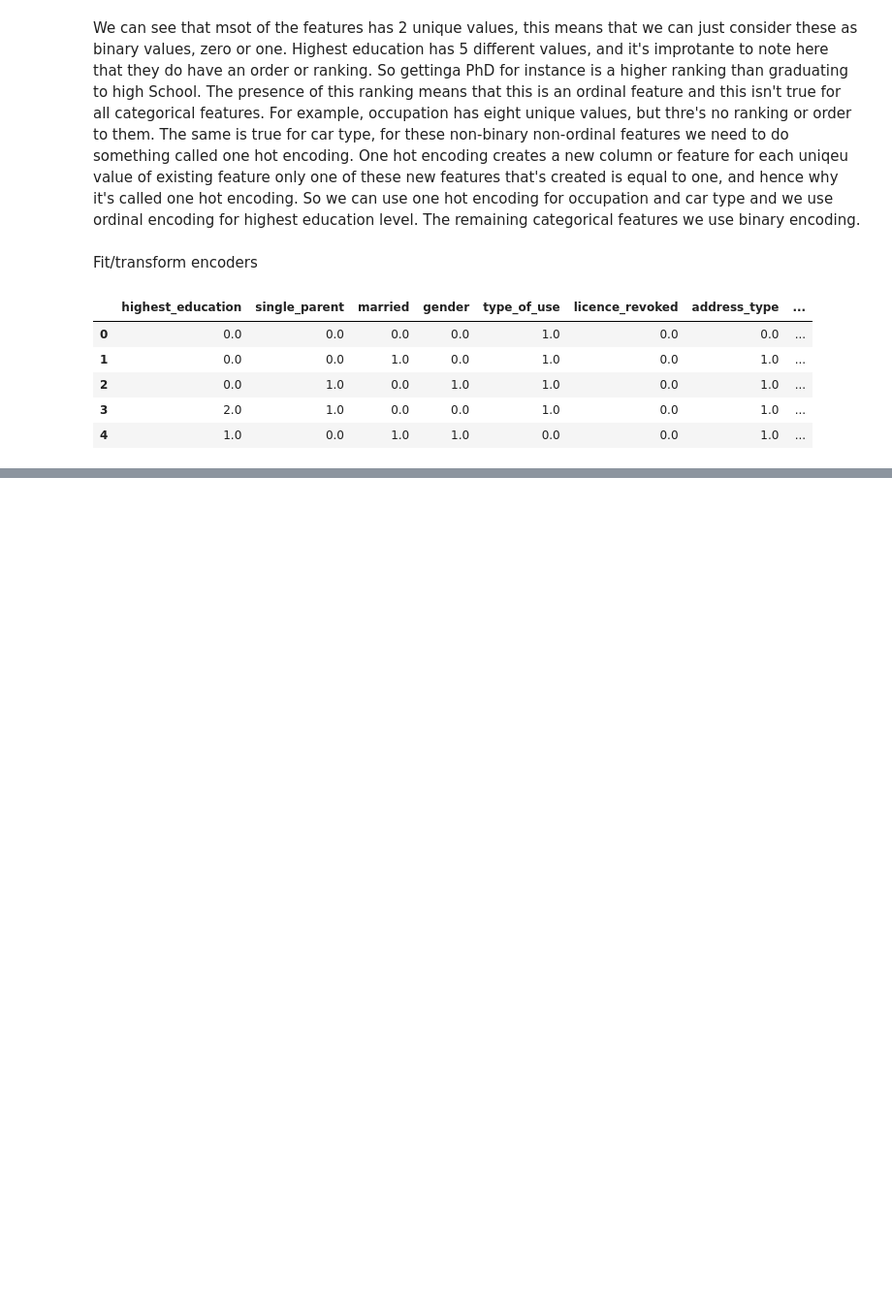
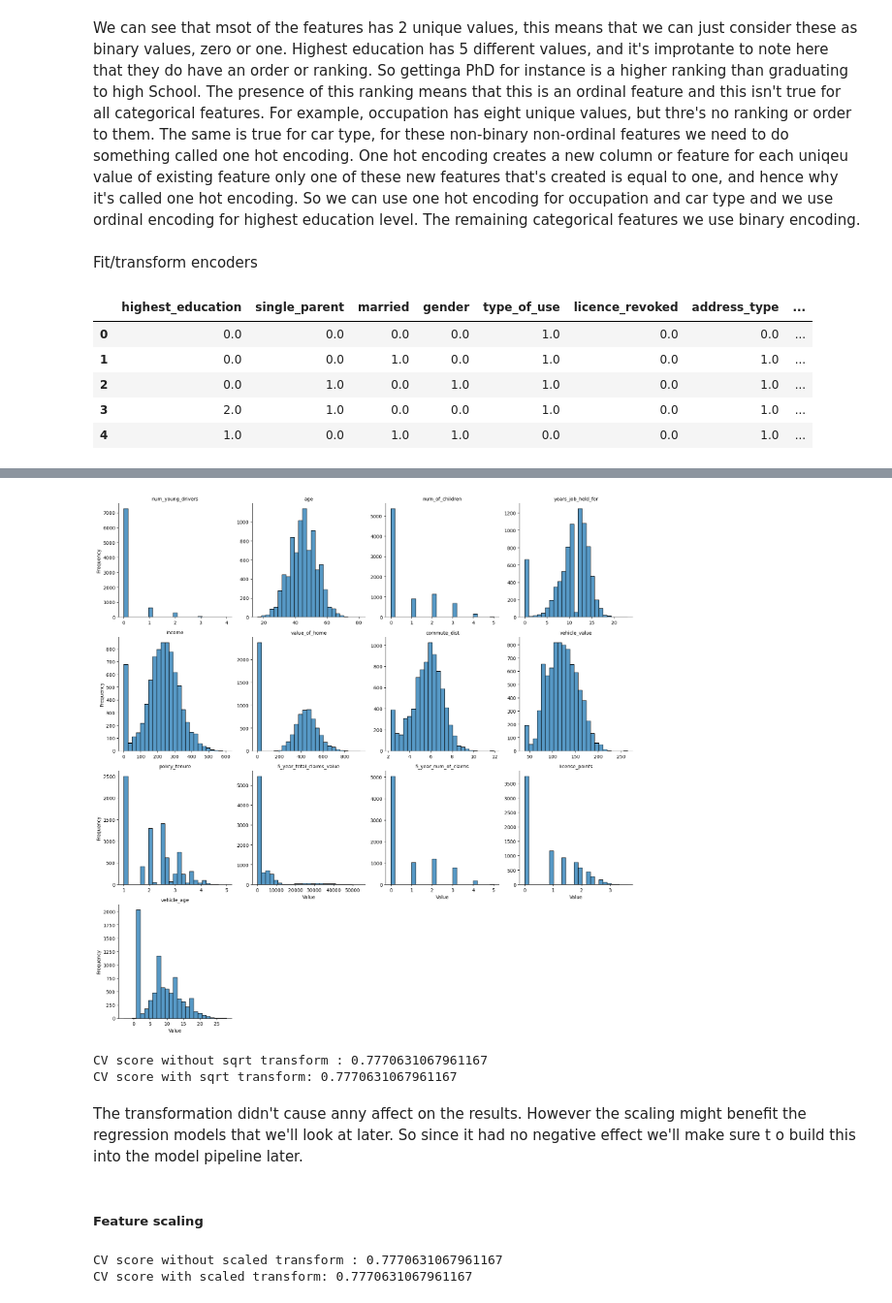
Before and after one commit to erikastats/ML, a Jupyter notebook: XGBoost_car_insurance_claim.ipynb, the cells around one changed output, grey strips where cells are left out. Shown at 97% size. Saved outputs shown, nothing was run; the diff lists cells and outputs as text; code cells hidden in the pictures; blank space fills up the shorter version.

```diff
--- a/XGBoost_car_insurance_claim.ipynb
+++ b/XGBoost_car_insurance_claim.ipynb
@@ -602,0 +783,46 @@ X_train_cleaned = pd.concat([train_imputed_df[numerical_cols], all_cat_encoded_d
+# %%
+# Define right-skewed features
+skewed_features = ['income', 'value_of_home', 'commute_dist', 'vehicle_value', 'policy_tenure', 'license_points']
+
+# Define function to take sqrt of values
+def sqrt_of_feature(data_df, skewed_features):
+    data = data_df.copy()
+    for feature in skewed_features:
+        data[feature] = np.sqrt(data[feature])
+    return data
+
+# Call function
+X_train_cleaned_sqrt = sqrt_of_feature(X_train_cleaned, skewed_features)
+# %%
+# Melt df to long format
+melted_X_train = X_train_cleaned_sqrt[numerical_cols].melt(var_name = 'Column', value_name = 'Value')
+
+# Create sns facetgrid
+g = sns.FacetGrid(melted_X_train, col = 'Column', col_wrap = 4, sharex = False, sharey = False, height = 4)
+
+# Map sns histoplot to each facet
+g.map(sns.histplot, 'Value', bins = 25)
+
+# Add titles and labels
+g.set_axis_labels('Value', 'Frequency')
+g.set_titles(col_template = '{col_name}')
+
+plt.tight_layout()
+# %% [output]
+[figure, added]
+# %%
+xgb_clf = XGBClassifier(random_state = 42)
+
+# Check performance with cross-validation
+cv_scores = cross_val_score(xgb_clf, X_train_cleaned, y_train, cv = kf)
+cv_scores_sqrt = cross_val_score(xgb_clf, X_train_cleaned_sqrt, y_train, cv = kf)
+
+print(f'CV score without sqrt transform : {cv_scores.mean()}')
+print(f'CV score with sqrt transform: {cv_scores_sqrt.mean()}')
+# %% [output]
+CV score without sqrt transform : 0.7770631067961167
+CV score with sqrt transform: 0.7770631067961167
+# %% [markdown]
+The transformation didn't cause anny affect on the results. However the scaling might benefit the regression models that we'll look at later. So since it had no negative effect we'll make sure t o build this into the model pipeline later.
+# %% [markdown]
+##### Feature scaling
@@ -602,0 +843,12 @@ X_train_cleaned = pd.concat([train_imputed_df[numerical_cols], all_cat_encoded_d
+# %%
+xgb_clf = XGBClassifier(random_state = 42)
+
+# Check performance with cross-validation
+cv_scores = cross_val_score(xgb_clf, X_train_cleaned, y_train, cv = kf)
+cv_scores_scaled = cross_val_score(xgb_clf, X_train_cleaned_scaled, y_train, cv = kf)
+
+print(f'CV score without scaled transform : {cv_scores.mean()}')
+print(f'CV score with scaled transform: {cv_scores_scaled.mean()}')
+# %% [output]
+CV score without scaled transform : 0.7770631067961167
+CV score with scaled transform: 0.7770631067961167
```
Also changed, not shown: parts of 27 cells of this notebook, 4 other files.
